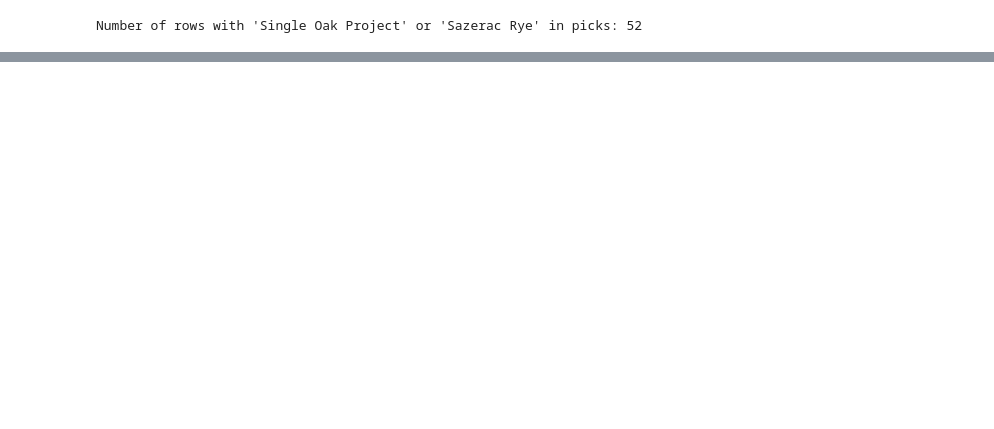
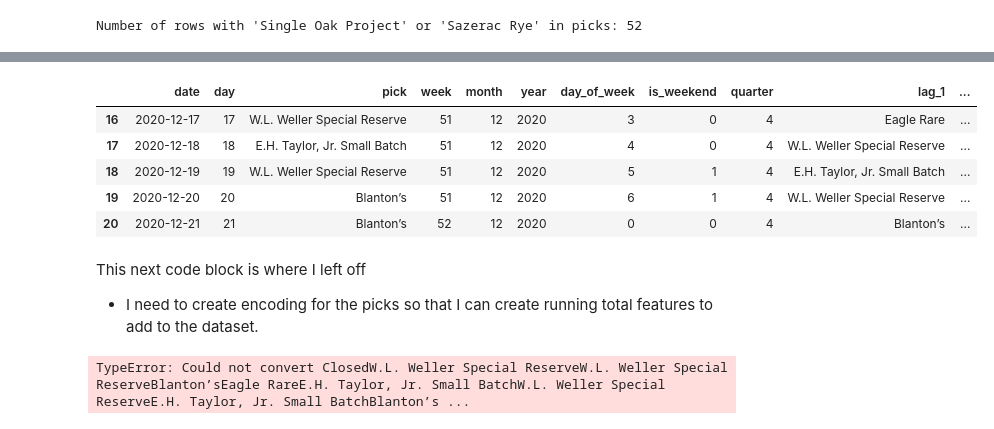
Before and after one commit to jguptil1/BuffaloTracePredictor, a Jupyter notebook: main.ipynb, the cells around one changed output, grey strips where cells are left out. Saved outputs shown, nothing was run; the diff lists cells and outputs as text; code cells hidden in the pictures; blank space fills up the shorter version.

```diff
--- a/main.ipynb
+++ b/main.ipynb
@@ -77,6 +77,9 @@ raw['pick'] = raw['pick'].astype(str).str.strip()
 raw['pick'] = raw['pick'].replace(replace_dict)
 
 # Display the value counts to check the results
-print(raw['pick'].value_counts())
+raw['pick'].value_counts()
+
+# some dirty rows still exist for july 4th that dont have a pick. we will just change these to closed for the pick.
+raw['pick'] = raw['pick'].replace('nan', 'Closed')
 
 #looks alot better
@@ -260,0 +133,13 @@ Mean cross-validation accuracy: 1.0
+# %%
+# Weekend Value
+allocation_data['is_weekend'] = allocation_data['date'].dt.weekday.isin([5, 6]).astype(int)
+
+#Quarter value
+
+allocation_data['quarter'] = allocation_data['date'].dt.quarter
+
+# Lagged columns
+# Create lagged value columns
+allocation_data.loc[:, 'lag_1'] = allocation_data['pick'].shift(1)   # 1-day lag
+allocation_data.loc[:, 'lag_7'] = allocation_data['pick'].shift(7)   # 7-day lag
+allocation_data.loc[:, 'lag_14'] = allocation_data['pick'].shift(14) # 14-day lag
@@ -260,0 +164,12 @@ Mean cross-validation accuracy: 1.0
+# %%
+# I only want to include rows that have all three lag variables, that isthere are no none. This will take out the first 14 rows of data.
+
+allocation_data = allocation_data[14:]
+allocation_data.head()
+# %% [output]
+|  | date | day | pick | week | month | year | day_of_week | is_weekend | quarter | lag_1 | ... |
+| 16 | 2020-12-17 | 17 | W.L. Weller Special Reserve | 51 | 12 | 2020 | 3 | 0 | 4 | Eagle Rare | ... |
+| 17 | 2020-12-18 | 18 | E.H. Taylor, Jr. Small Batch | 51 | 12 | 2020 | 4 | 0 | 4 | W.L. Weller Special Reserve | ... |
+| 18 | 2020-12-19 | 19 | W.L. Weller Special Reserve | 51 | 12 | 2020 | 5 | 1 | 4 | E.H. Taylor, Jr. Small Batch | ... |
+| 19 | 2020-12-20 | 20 | Blanton’s | 51 | 12 | 2020 | 6 | 1 | 4 | W.L. Weller Special Reserve | ... |
+| 20 | 2020-12-21 | 21 | Blanton’s | 52 | 12 | 2020 | 0 | 0 | 4 | Blanton’s | ... |
@@ -260,0 +179,19 @@ Mean cross-validation accuracy: 1.0
+# %% [markdown]
+This next code block is where I left off
+- I need to create encoding for the picks so that I can create running total features to add to the dataset.
+# %%
+from sklearn.preprocessing import LabelEncoder
+
+# Convert categorical target variable to numeric
+label_encoder = LabelEncoder()
+allocation_data['pick_labled'] = label_encoder.fit_transform(allocation_data['pick'])
+
+# Assuming 'month' is a categorical feature and 'pick' is the numeric target variable
+allocation_data['month_target_mean'] = allocation_data.groupby('month')['pick'].transform('mean')
+
+
+
+# # Example: Count the previous occurrences of each class over the past 7 days
+# allocation_data['pick_last_week'] = allocation_data['pick'].rolling(window=7).apply(lambda x: (x == allocation_data['pick']).sum(), raw=True)
+# %% [output]
+TypeError: Could not convert ClosedW.L. Weller Special ReserveW.L. Weller Special ReserveBlanton’sEagle RareE.H. Taylor, Jr. Small BatchW.L. Weller Special ReserveE.H. Taylor, Jr. Small BatchBlanton’s ...
```
Also changed, not shown: parts of 43 cells of this notebook.
